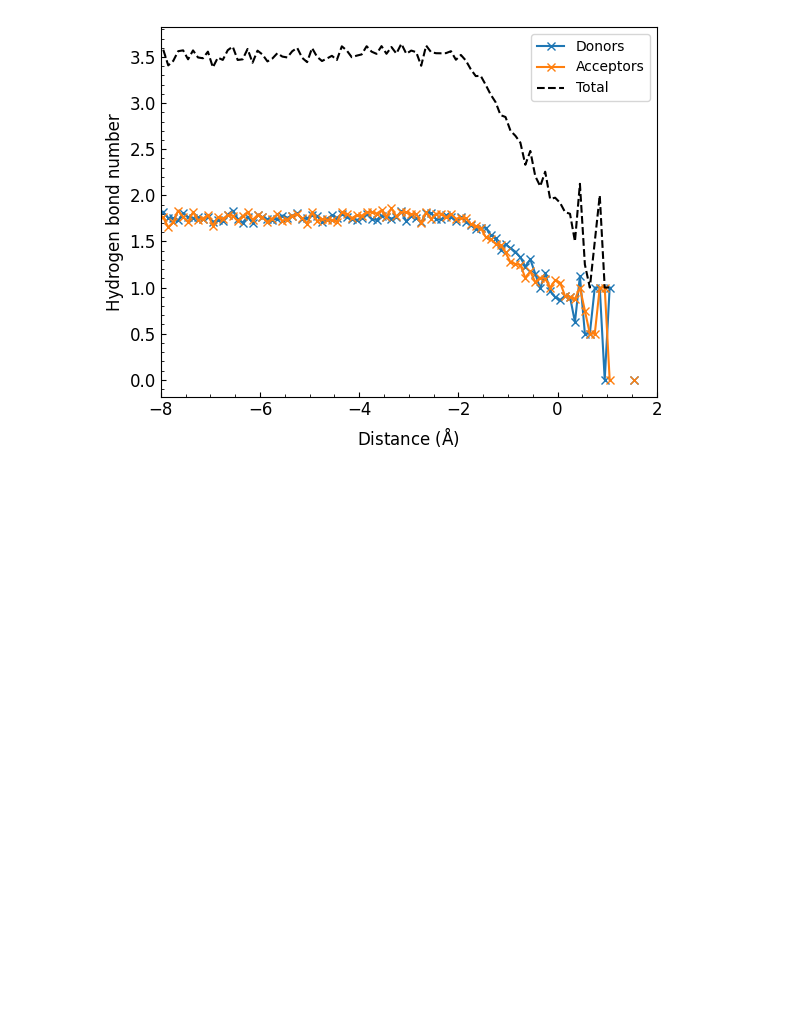
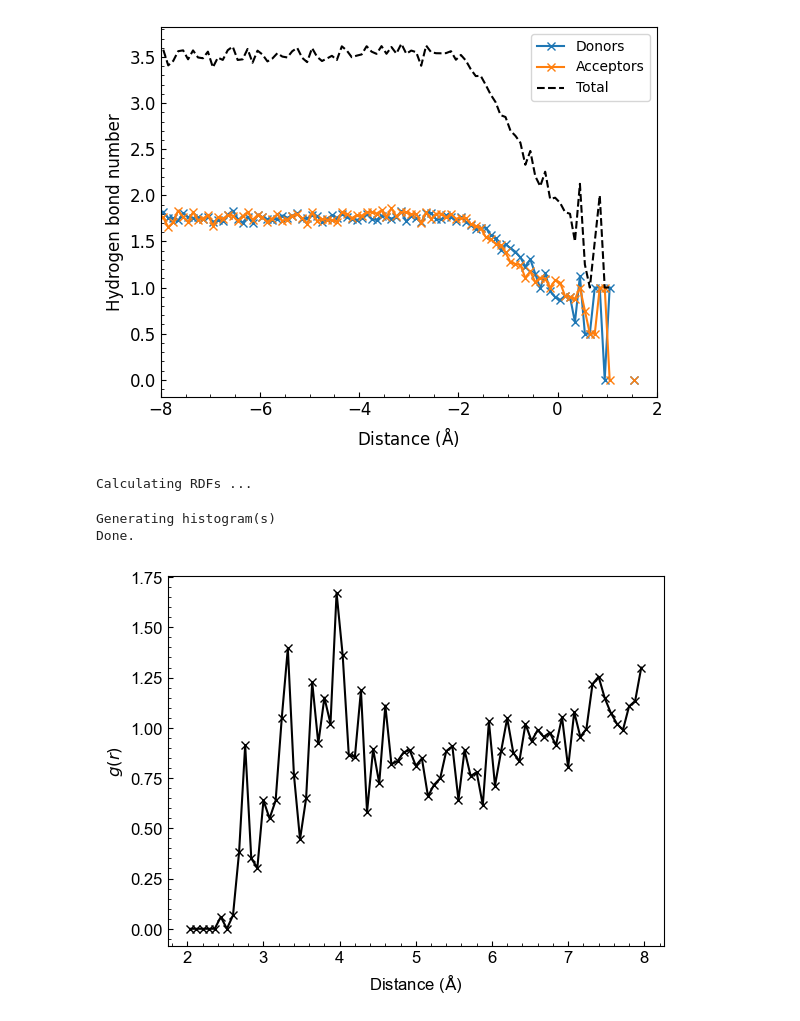
Before and after one commit to water-ice-group/on_a_WIM, a Jupyter notebook: development.ipynb, the cells around one changed output. Drawn from its saved outputs; the diff is of its cells as text; code cells hidden in the pictures; blank space fills up the shorter version.

```diff
--- a/development.ipynb
+++ b/development.ipynb
@@ -286,3 +290,27 @@ plt.savefig('./outputs/figures/hbond_profile.pdf',dpi=400,bbox_inches='tight',fa
 plt.show()
 # %% [output]
 [figure]
+# %%
+rdf = WC_inter.surf_RDF()
+# %% [output]
+Calculating RDFs ...
+Generating histogram(s)
+Done.
+# %%
+fin = np.loadtxt('./outputs/surf_rdf.dat')
+x = fin[:,0]
+y = fin[:,1]
+
+fig,ax=plt.subplots()
+ax.plot(x,y,'-x',color='black')
+ax.set_xlabel('Distance ($\mathrm{\AA}$)',size=12)
+ax.set_ylabel(r'$g(r)$',size=12)
+ax.tick_params(axis="x",which='both',direction="in",labelsize=12)
+ax.tick_params(axis="y",which='both',direction="in",labelsize=12)
+ax.xaxis.set_minor_locator(AutoMinorLocator())
+ax.yaxis.set_minor_locator(AutoMinorLocator())
+
+plt.savefig('./outputs/figures/surf_rdf.pdf',dpi=400,bbox_inches='tight',facecolor=fig.get_facecolor(), edgecolor='none')
+plt.show()
+# %% [output]
+[figure, added]
```
Also changed, not shown: parts of 4 cells of this notebook, 16 other files.
